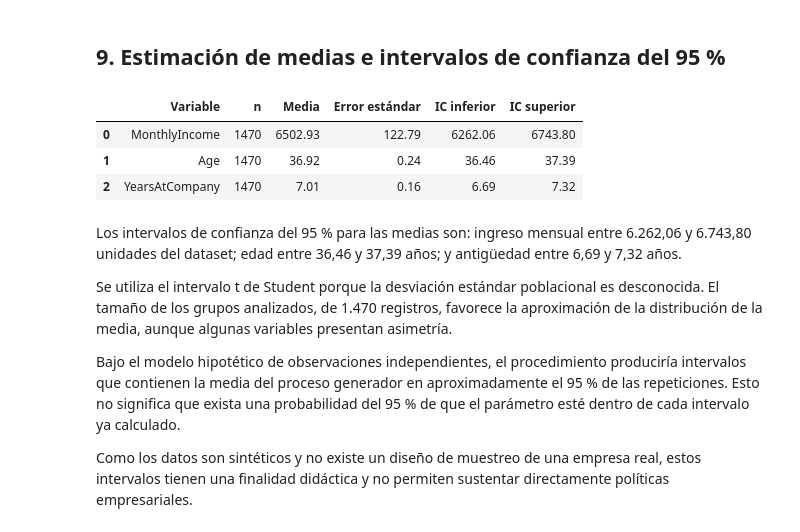
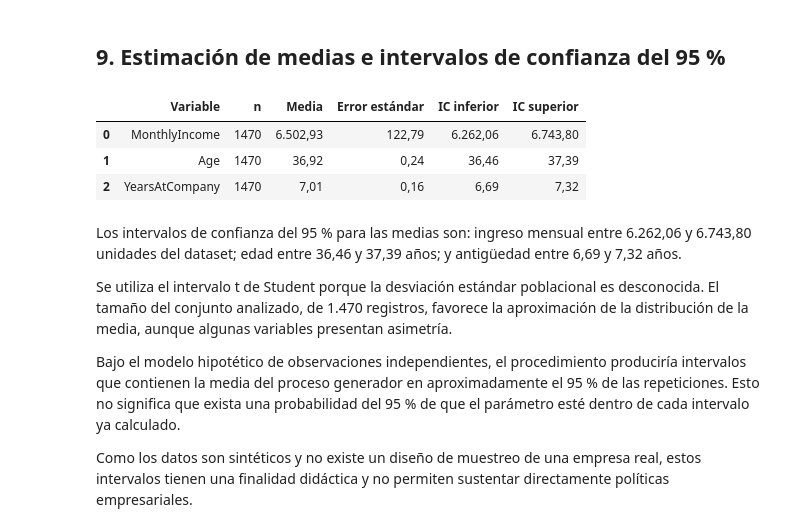
Before and after one commit to hernansaavedrag/estadisticaComputacional, a Jupyter notebook: Sumativa1/Sumativa1_IBM_HR.ipynb, the cells around one changed output. Cells and saved outputs as stored; diff of their text form; code cells hidden in the pictures.

Commit message:
actualizar justificación de IC y formato de tabla

```diff
--- a/Sumativa1/Sumativa1_IBM_HR.ipynb
+++ b/Sumativa1/Sumativa1_IBM_HR.ipynb
@@ -656,39 +656,50 @@ plt.show()
 # %%
 resultados_ic = []
 
 for variable in ["MonthlyIncome", "Age", "YearsAtCompany"]:
     valores = analisis[variable].dropna()
     n = len(valores)
     media = valores.mean()
     error_estandar = stats.sem(valores)
 
     inferior, superior = stats.t.interval(
         confidence=0.95,
         df=n - 1,
         loc=media,
         scale=error_estandar
     )
 
     resultados_ic.append({
         "Variable": variable,
         "n": n,
         "Media": media,
         "Error estándar": error_estandar,
         "IC inferior": inferior,
         "IC superior": superior
     })
 
 tabla_ic = pd.DataFrame(resultados_ic)
-display(tabla_ic.round(2))
+
+# Aplicar formato con coma decimal para las columnas numéricas
+columnas_numericas = ["Media", "Error estándar", "IC inferior", "IC superior"]
+
+# Diccionario de formato que reemplaza el punto decimal por la coma
+format_dict = {
+    col: lambda x: f"{x:,.2f}".replace(",", "X").replace(".", ",").replace("X", ".")
+    for col in columnas_numericas
+}
+
+tabla_formateada = tabla_ic.style.format(format_dict)
+display(tabla_formateada)
 # %% [output]
 |  | Variable | n | Media | Error estándar | IC inferior | IC superior |
-| 0 | MonthlyIncome | 1470 | 6502.93 | 122.79 | 6262.06 | 6743.80 |
-| 1 | Age | 1470 | 36.92 | 0.24 | 36.46 | 37.39 |
-| 2 | YearsAtCompany | 1470 | 7.01 | 0.16 | 6.69 | 7.32 |
+| 0 | MonthlyIncome | 1470 | 6.502,93 | 122,79 | 6.262,06 | 6.743,80 |
+| 1 | Age | 1470 | 36,92 | 0,24 | 36,46 | 37,39 |
+| 2 | YearsAtCompany | 1470 | 7,01 | 0,16 | 6,69 | 7,32 |
 # %% [markdown]
 Los intervalos de confianza del 95 % para las medias son: ingreso mensual entre 6.262,06 y 6.743,80 unidades del dataset; edad entre 36,46 y 37,39 años; y antigüedad entre 6,69 y 7,32 años.
 
-Se utiliza el intervalo t de Student porque la desviación estándar poblacional es desconocida. El tamaño de los grupos analizados, de 1.470 registros, favorece la aproximación de la distribución de la media, aunque algunas variables presentan asimetría.
+Se utiliza el intervalo t de Student porque la desviación estándar poblacional es desconocida. El tamaño del conjunto analizado, de 1.470 registros, favorece la aproximación de la distribución de la media, aunque algunas variables presentan asimetría.
 
 Bajo el modelo hipotético de observaciones independientes, el procedimiento produciría intervalos que contienen la media del proceso generador en aproximadamente el 95 % de las repeticiones. Esto no significa que exista una probabilidad del 95 % de que el parámetro esté dentro de cada intervalo ya calculado.
 
```
